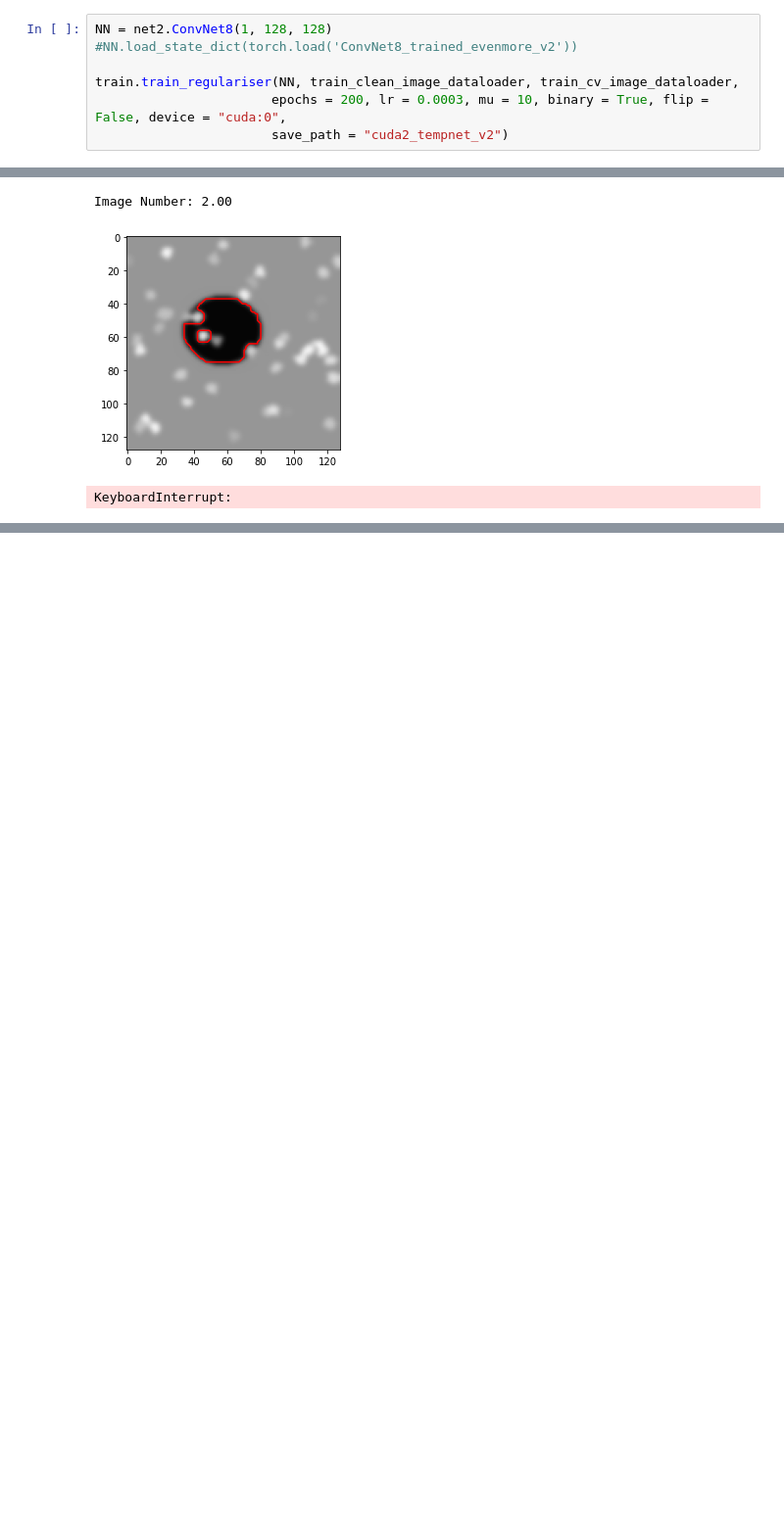
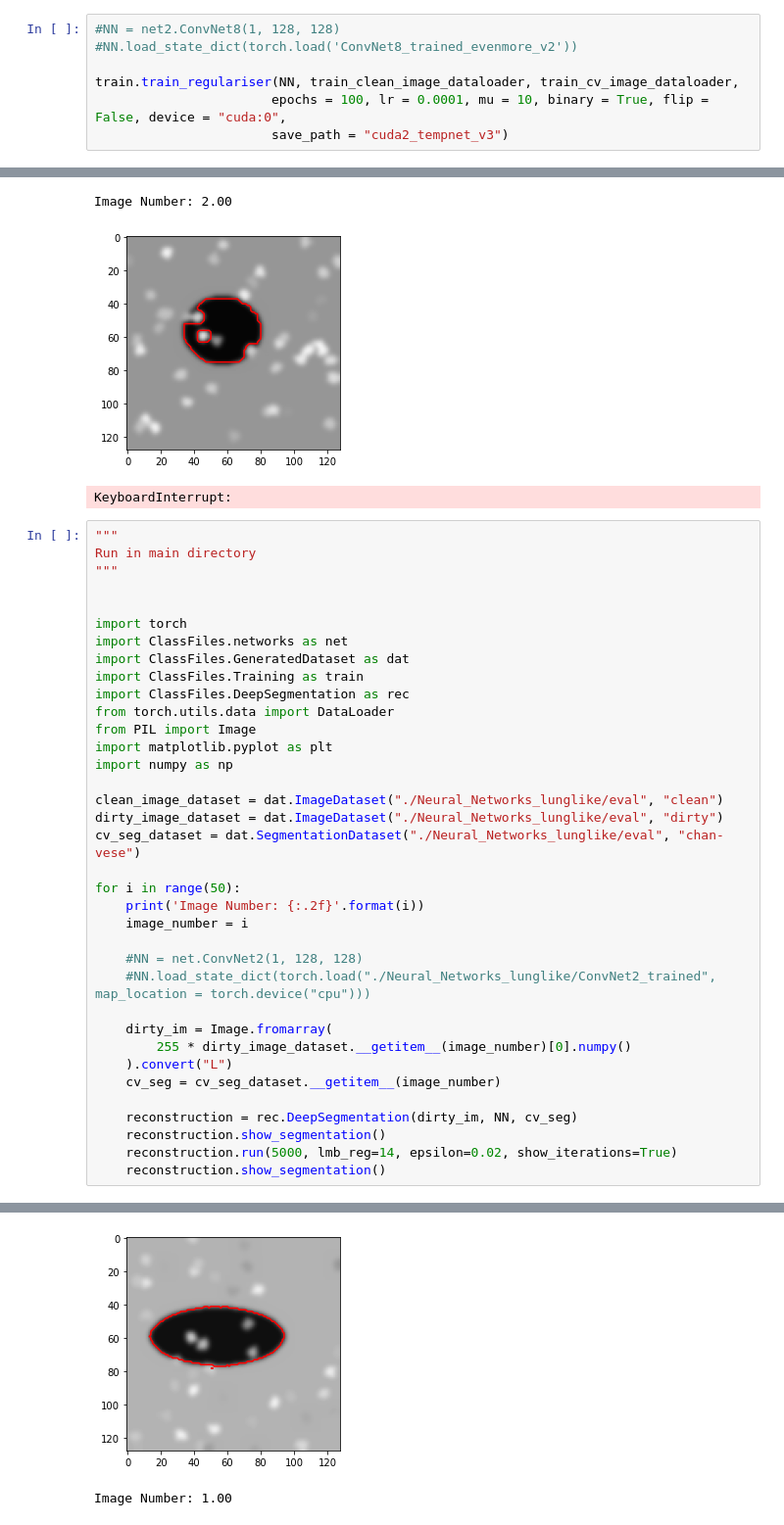
Before and after one commit to ntor/Segmentation, a Jupyter notebook: cuda2.ipynb, the cells around one changed output, grey strips where cells are left out. Shown at 98% size. Drawn from its saved outputs; the diff is of its cells as text; blank space fills up the shorter version.

Commit message:
deep nets trained v3

```diff
--- a/cuda2.ipynb
+++ b/cuda2.ipynb
@@ -16,10 +16,10 @@ train_cv_image_dataset = dat.ImageDataset("/nfs/st01/hpc-cmih-cbs31/lh568/data/t
 train_clean_image_dataloader = DataLoader(train_clean_image_dataset, batch_size=100, pin_memory = True, shuffle = True)
 train_cv_image_dataloader = DataLoader(train_cv_image_dataset, batch_size=100, pin_memory = True, shuffle = True)
 # %%
-NN = net2.ConvNet8(1, 128, 128)
+#NN = net2.ConvNet8(1, 128, 128)
 #NN.load_state_dict(torch.load('ConvNet8_trained_evenmore_v2'))
 
 train.train_regulariser(NN, train_clean_image_dataloader, train_cv_image_dataloader,
-                       epochs = 200, lr = 0.0003, mu = 10, binary = True, flip = False, device = "cuda:0",
-                       save_path = "cuda2_tempnet_v2")
+                       epochs = 100, lr = 0.0001, mu = 10, binary = True, flip = False, device = "cuda:0",
+                       save_path = "cuda2_tempnet_v3")
 # %% [output]
@@ -136,3 +154,40 @@ Image Number: 1.00
 Image Number: 2.00
 [figure]
 KeyboardInterrupt:
+# %%
+"""
+Run in main directory
+"""
+
+
+import torch
+import ClassFiles.networks as net
+import ClassFiles.GeneratedDataset as dat
+import ClassFiles.Training as train
+import ClassFiles.DeepSegmentation as rec
+from torch.utils.data import DataLoader
+from PIL import Image
+import matplotlib.pyplot as plt
+import numpy as np
+
+clean_image_dataset = dat.ImageDataset("./Neural_Networks_lunglike/eval", "clean")
+dirty_image_dataset = dat.ImageDataset("./Neural_Networks_lunglike/eval", "dirty")
+cv_seg_dataset = dat.SegmentationDataset("./Neural_Networks_lunglike/eval", "chan-vese")
+
+for i in range(50):
+    print('Image Number: {:.2f}'.format(i))
+    image_number = i
+
+    #NN = net.ConvNet2(1, 128, 128)
+    #NN.load_state_dict(torch.load("./Neural_Networks_lunglike/ConvNet2_trained", map_location = torch.device("cpu")))
+
+    dirty_im = Image.fromarray(
+        255 * dirty_image_dataset.__getitem__(image_number)[0].numpy()
+    ).convert("L")
+    cv_seg = cv_seg_dataset.__getitem__(image_number)
+
+    reconstruction = rec.DeepSegmentation(dirty_im, NN, cv_seg)
+    reconstruction.show_segmentation()
+    reconstruction.run(5000, lmb_reg=14, epsilon=0.02, show_iterations=True)
+    reconstruction.show_segmentation()
+# %% [output]
@@ -138,0 +196,2 @@ KeyboardInterrupt:
+[figure, added]
+Image Number: 1.00
```
Also changed, not shown: parts of 2 cells of this notebook, 4 other files.
